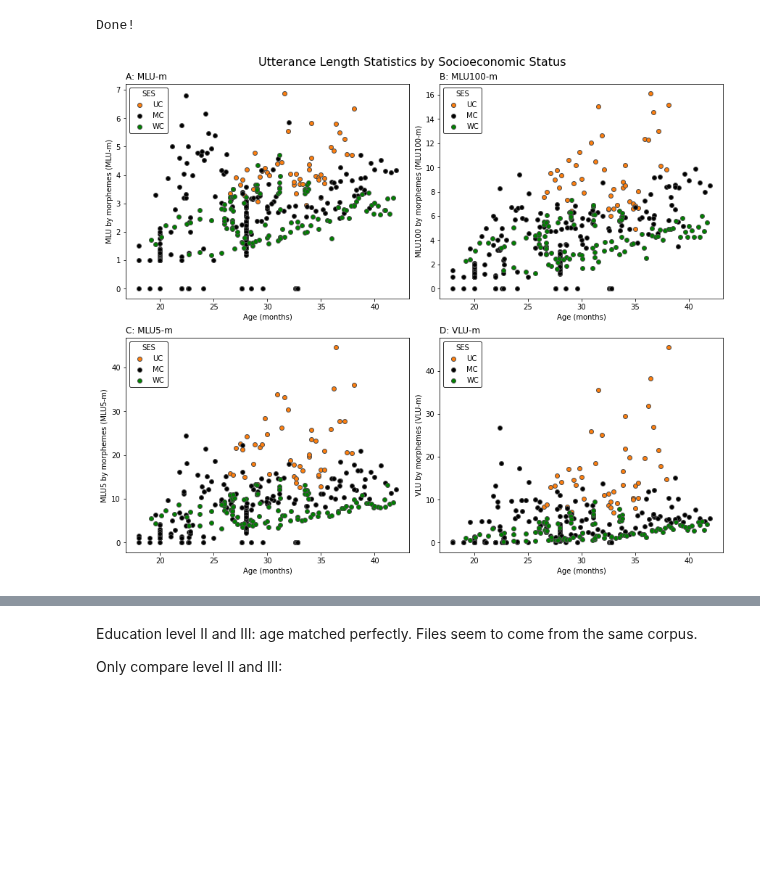
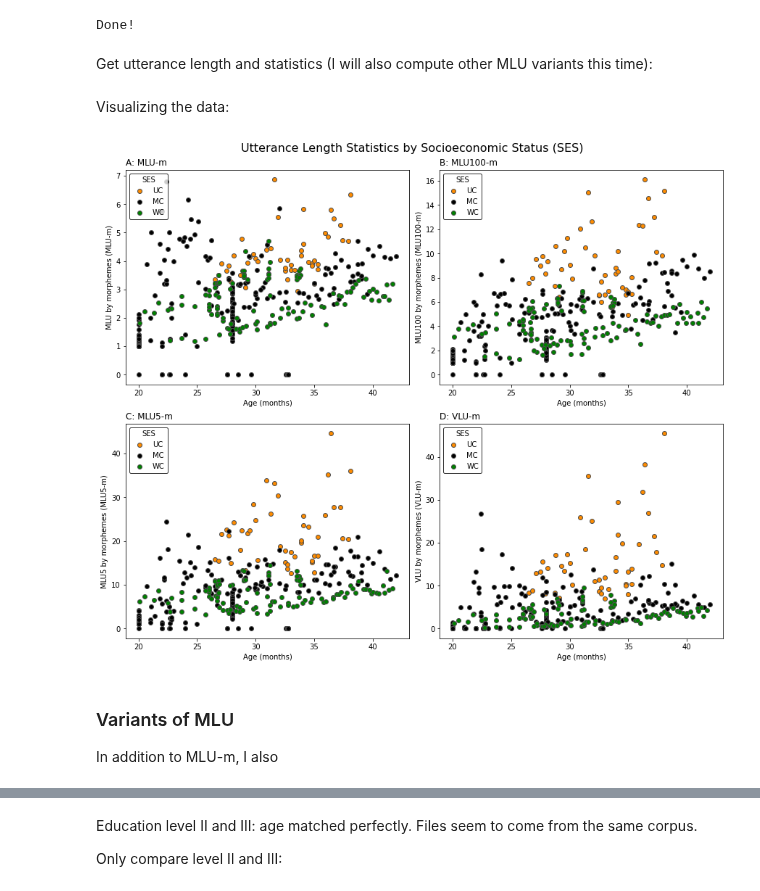
Before and after one commit to Data-Science-for-Linguists-2022/Child-Vocab-Development, a Jupyter notebook: code/exploratory_analysis.ipynb, the cells around one changed output, grey strips where cells are left out. Cells and saved outputs as stored; diff of their text form; code cells hidden in the pictures; blank space fills up the shorter version.

```diff
--- a/code/exploratory_analysis.ipynb
+++ b/code/exploratory_analysis.ipynb
@@ -216,6 +247,6 @@ Check age distribution:
 # %%
 plt.figure(figsize=(10,5),facecolor='w')
-cmap = {'WC':'g', 'MC':'k', 'UC':'tab:orange'}  # Color map
+cmap = {'UC':'darkorange', 'MC':'k', 'WC':'g'}  # color map
 n_bin = int(max(age_list.max()))  # number of bins in histogram
 
 # Plot histogram for each SES group
@@ -225,8 +256,8 @@ for s in ses_list:
 
 # Formatting
 plt.xlabel('Age (Month)')
-plt.ylabel('File count')
-plt.title('File count by SES', fontsize='large')
+plt.ylabel('Sample count')
+plt.title('Sample Count by Socioeconomic Status (SES)', fontsize='large')
 plt.legend(ses_list, title='SES', edgecolor='k', loc='best')
 plt.show()
 # %% [output]
@@ -236,15 +270,0 @@ Consider on age 18 to 42 months
-# %%
-plt.figure(figsize=(10,8), facecolor='w')
-cmap = {'UC':'tab:orange', 'MC':'k', 'WC':'g'}  # color map
-
-# Scatter plot
-for s in ses_list:
-    plt.scatter(age_list[s], MLUm_list[s], facecolors=cmap[s], edgecolors='.3')
-
-# Formatting
-plt.xlabel('Age (Month)')
-plt.ylabel('MLU by morphemes (MLU-m)')
-plt.xlim([18-0.3,42+0.3])  # offset 0.5 to should datapoints completely
-plt.title('MLU-m by SES', fontsize='large')
-plt.legend(ses_list, title='SES', edgecolor='k', loc='best')
-plt.show()
@@ -253,29 +271,32 @@ plt.show()
 # %%
 ses_list = ['UC', 'MC', 'WC']
-paths = {}
-readers = {}
+paths_ses = {}
+readers_ses = {}
 
 # read CHAT files into separate readers according to SES
 print('Reading CHAT files...')
 for s in tqdm(ses_list):
-    paths[s] = data_idx[(data_idx.ses == s) &
-                        (data_idx.age_m>=18) &
+    paths_ses[s] = data_idx[(data_idx.ses == s) &
+                        (data_idx.age_m>=20) &
                         (data_idx.age_m<=42)].file_path
-    readers[s] = pylangacq.Reader.from_files(paths[s])
+    readers_ses[s] = pylangacq.Reader.from_files(paths_ses[s])
 
 print('Done!')
 # %% [output]
 Reading CHAT files...
 Done!
+# %% [markdown]
+Get utterance length and statistics (I will also compute other MLU variants this time):
 # %%
+# Create DataFrames
 LUm_list = pd.DataFrame(columns=ses_list)  # List of utterance length (morpheme)
 age_list = pd.DataFrame(columns=ses_list)  # List of child age
 
 # For each SES group, get utterance length and child age of each file
 for s in ses_list:
-    for f in range(len(paths[s])):
-        LUm_list.loc[f,s] = utt_len_m(readers[s][f])
-        age_list.loc[f,s] = get_age_m(readers[s].ages()[f])
+    for i,f in enumerate(readers_ses[s]):  # f = one CHAT file
+        LUm_list.loc[i,s] = utt_len_m(f)
+        age_list.loc[i,s] = get_age_m(f.ages()[0])
 
 #-------------------------------------------------------------------------------
 # Utterance length statistics
@@ -294,35 +315,41 @@ MLU5m_list = LUm_list.applymap(lambda x: np.mean(nlargest(5, x))
 # List of utterance length variance
 VLUm_list = LUm_list.applymap(lambda x:  np.var(x) if
                                 ((x != np.nan) and (type(x)==list)) else 0)
+# %% [markdown]
+Visualizing the data:
 # %%
 # Create a figure with 4 axes (i.e. 4 subplots)
 fig, ax = plt.subplot_mosaic([['MLU-m', 'MLU100-m'],
                               ['MLU5-m','VLU-m']],
                               figsize=(12,10), facecolor='w',
                               constrained_layout=True)
-cmap = {'UC':'tab:orange', 'MC':'k', 'WC':'g'}  # color map
+cmap = {'UC':'darkorange', 'MC':'k', 'WC':'g'}  # color map
 
 # Plot 4 subplots for each SES group
 for s in ses_list:
     ax['MLU-m'].scatter(age_list[s], MLUm_list[s],
                         facecolors=cmap[s], edgecolors='.3')
     ax['MLU100-m'].scatter(age_list[s], MLU100m_list[s],
                            facecolors=cmap[s], edgecolors='.3')
     ax['MLU5-m'].scatter(age_list[s], MLU5m_list[s],
                          facecolors=cmap[s], edgecolors='.3')
     ax['VLU-m'].scatter(age_list[s], VLUm_list[s],
                         facecolors=cmap[s], edgecolors='.3')
 
 # Set axis labels, subplot titles and legends
 for k,v in {'A':'MLU-m', 'B':'MLU100-m', 'C':'MLU5-m', 'D':'VLU-m'}.items():
     ax[v].set_xlabel('Age (months)')
     ax[v].set_ylabel('{} by morphemes ({})'.format(v[:-2],v))
     ax[v].set_title('{}: {}'.format(k,v), loc = 'left')
     ax[v].legend(ses_list, title='SES', edgecolor='k', loc='upper left')
 
 # Set figure title
-fig.suptitle('Utterance Length Statistics by Socioeconomic Status',fontsize=16)
+fig.suptitle('Utterance Length Statistics by Socioeconomic Status (SES)',fontsize=16)
 
 plt.show()
 # %% [output]
-[figure, old version]
+[figure, new version]
+# %% [markdown]
+### Variants of MLU
+
+In addition to MLU-m, I also
```
Also changed, not shown: parts of 30 cells of this notebook.
